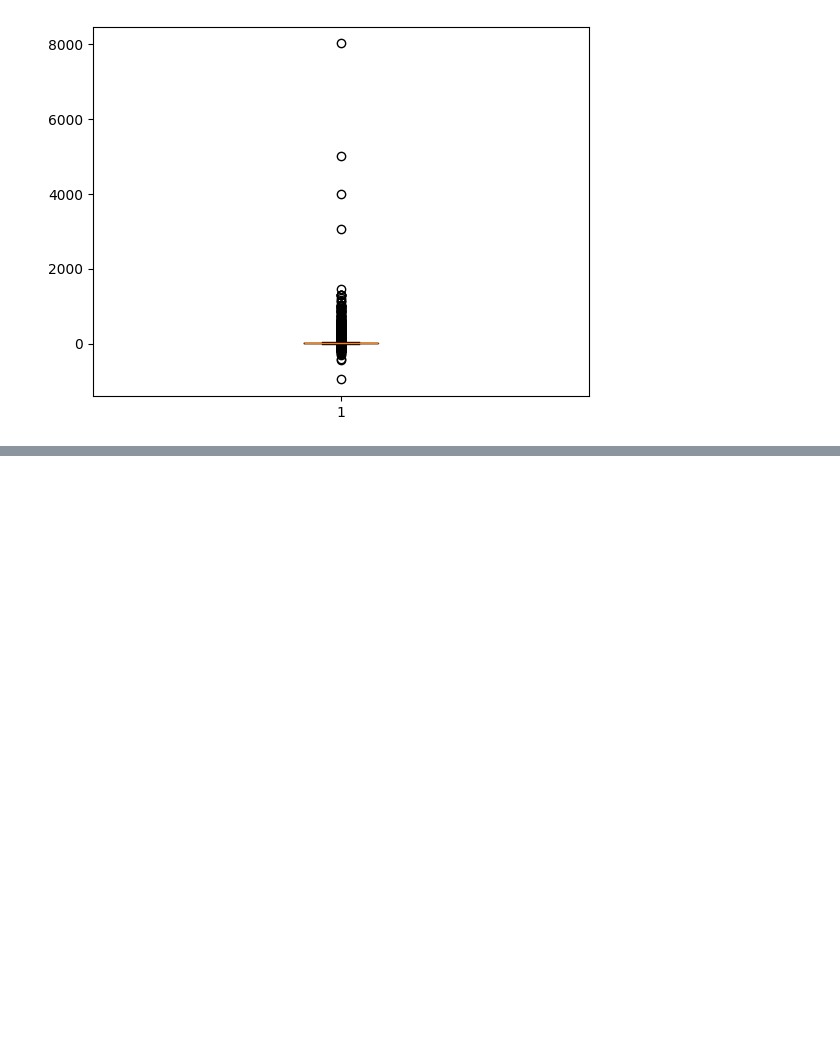
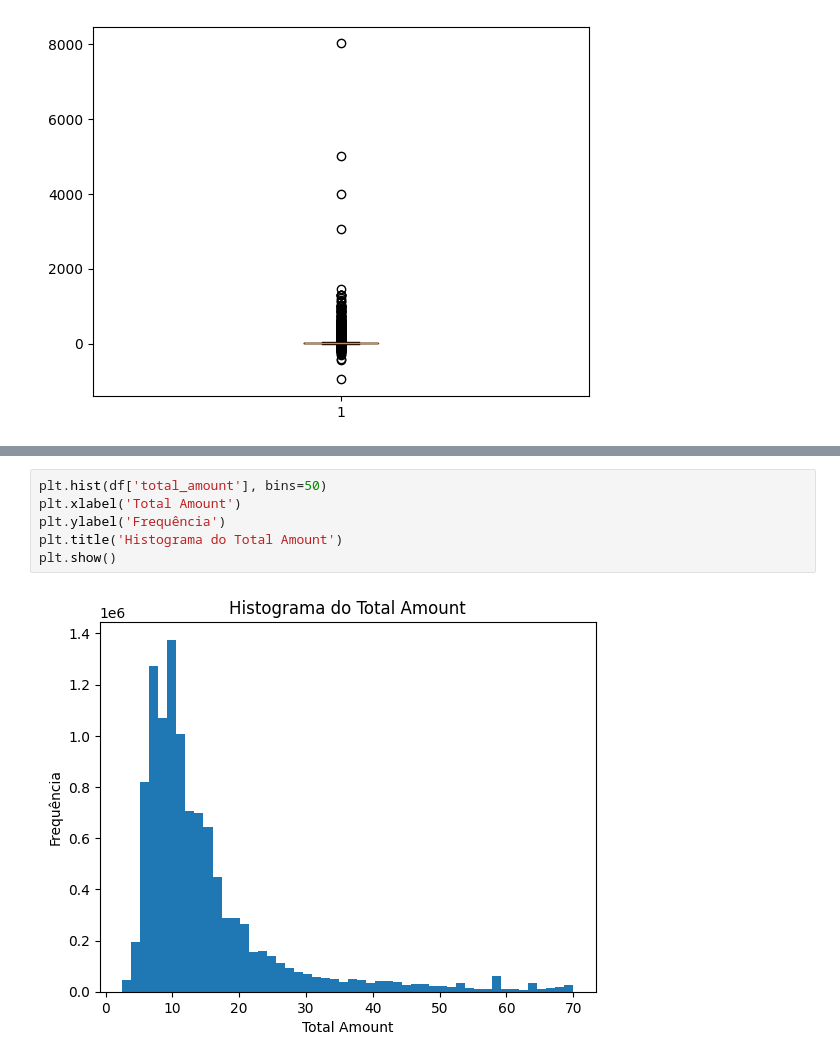
Before and after one commit to viniciuscdemelo/nyc-taxi-data-analysis, a Jupyter notebook: notebooks/01-eda-nyc-taxi.ipynb, the cells around one changed output, grey strips where cells are left out. Cells and saved outputs as stored; diff of their text form; blank space fills up the shorter version.

```diff
--- a/notebooks/01-eda-nyc-taxi.ipynb
+++ b/notebooks/01-eda-nyc-taxi.ipynb
@@ -205,0 +407,8 @@ plt.boxplot(df["total_amount"])
+# %%
+plt.hist(df['total_amount'], bins=50)
+plt.xlabel('Total Amount')
+plt.ylabel('Frequência')
+plt.title('Histograma do Total Amount')
+plt.show()
+# %% [output]
+[figure, added]
```
Also changed, not shown: parts of 15 cells of this notebook, 3 other files.
